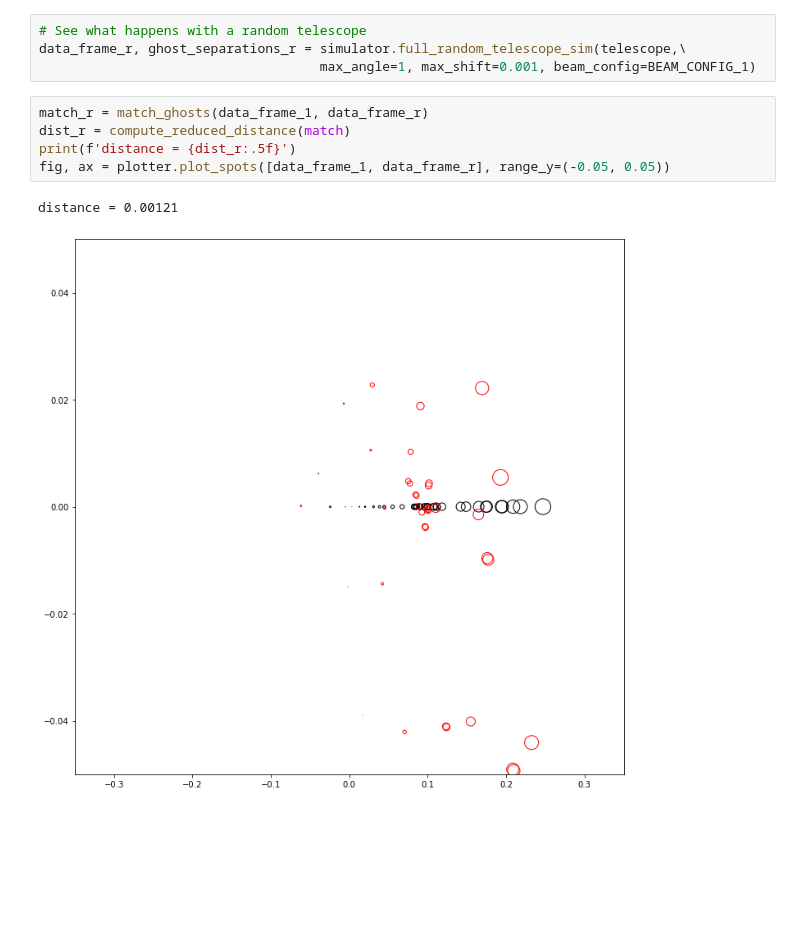
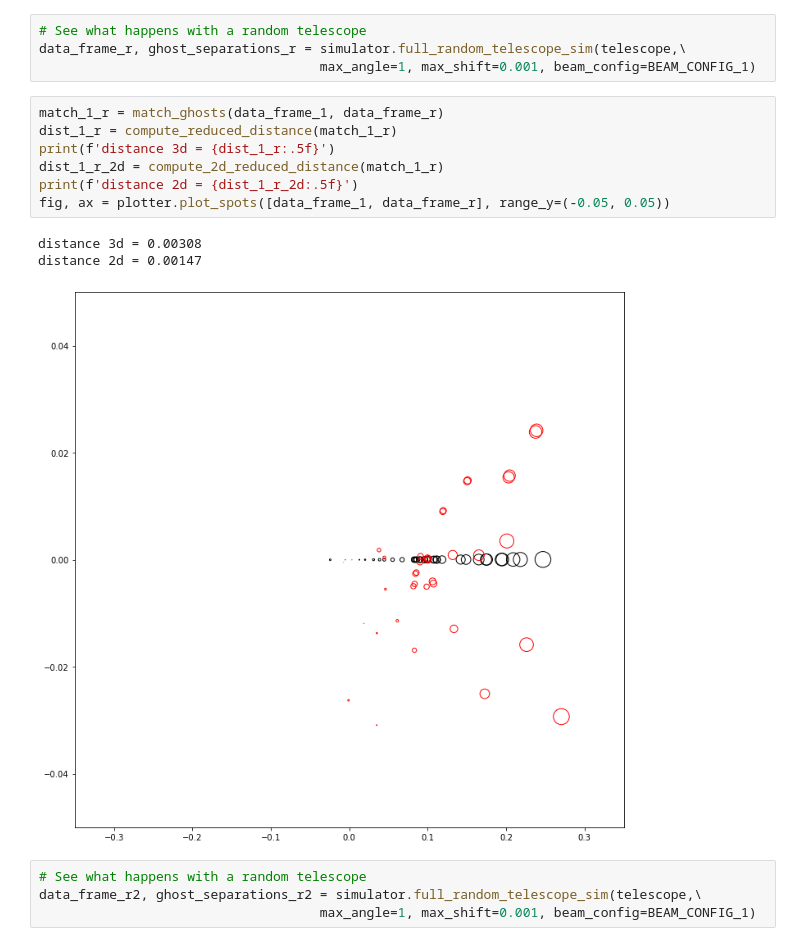
Before and after one commit to lsst-camera-dh/ghosts, a Jupyter notebook: notebooks/LSST_CCOB_ghost_analysis.ipynb, the cells around one changed output. Cells and saved outputs as stored; diff of their text form; blank space fills up the shorter version.

```diff
--- a/notebooks/LSST_CCOB_ghost_analysis.ipynb
+++ b/notebooks/LSST_CCOB_ghost_analysis.ipynb
@@ -175,10 +195,17 @@ fig, ax = plotter.plot_spots([data_frame_1, data_frame_2])
 data_frame_r, ghost_separations_r = simulator.full_random_telescope_sim(telescope,\
                                     max_angle=1, max_shift=0.001, beam_config=BEAM_CONFIG_1)
 # %%
-match_r = match_ghosts(data_frame_1, data_frame_r)
-dist_r = compute_reduced_distance(match)
-print(f'distance = {dist_r:.5f}')
+match_1_r = match_ghosts(data_frame_1, data_frame_r)
+dist_1_r = compute_reduced_distance(match_1_r)
+print(f'distance 3d = {dist_1_r:.5f}')
+dist_1_r_2d = compute_2d_reduced_distance(match_1_r)
+print(f'distance 2d = {dist_1_r_2d:.5f}')
 fig, ax = plotter.plot_spots([data_frame_1, data_frame_r], range_y=(-0.05, 0.05))
 # %% [output]
-distance = 0.00121
+distance 3d = 0.00308
+distance 2d = 0.00147
-[figure, old version]
+[figure, new version]
+# %%
+# See what happens with a random telescope
+data_frame_r2, ghost_separations_r2 = simulator.full_random_telescope_sim(telescope,\
+                                    max_angle=1, max_shift=0.001, beam_config=BEAM_CONFIG_1)
```
Also changed, not shown: parts of 11 cells of this notebook.
